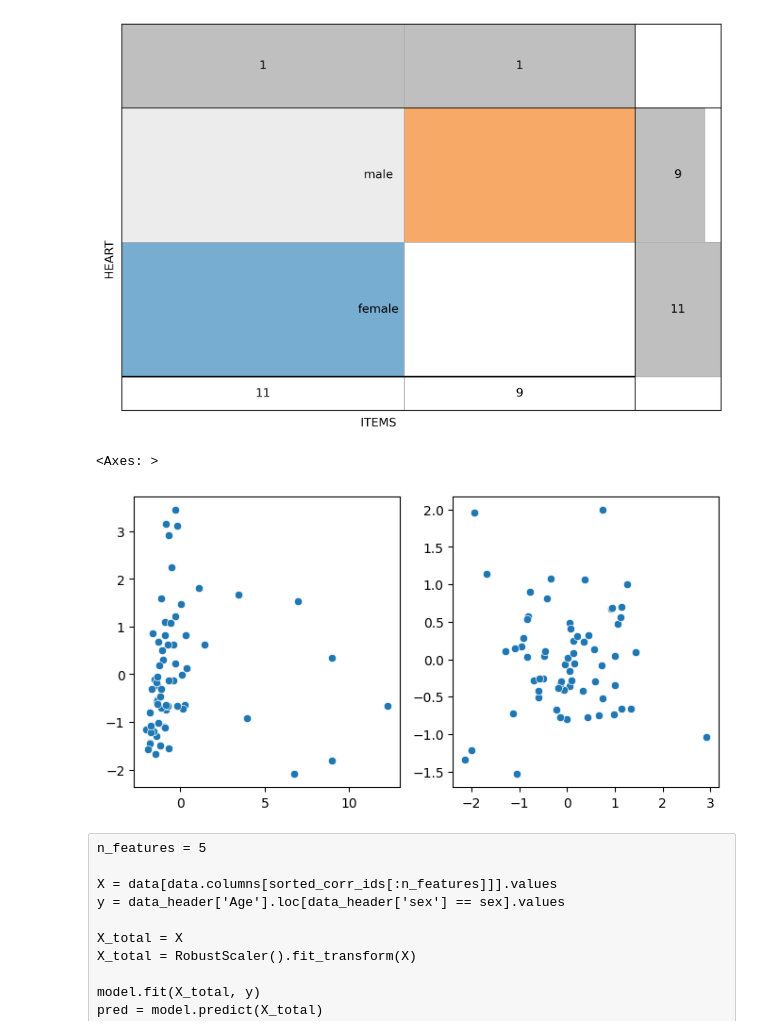
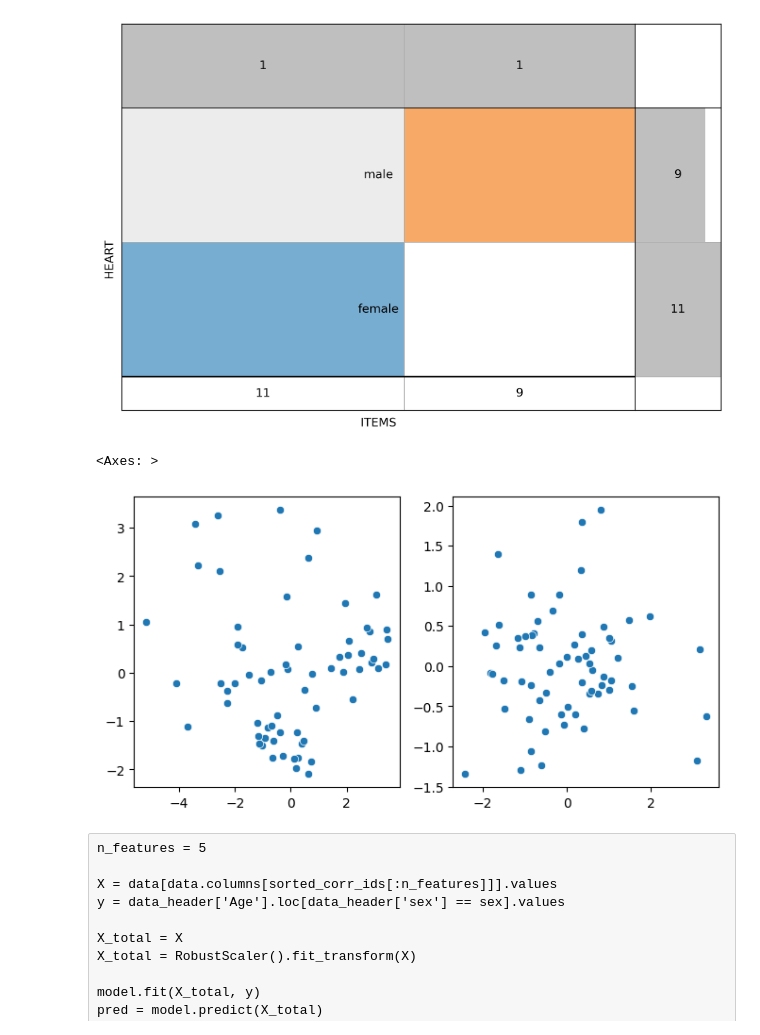
Before and after one commit to zodelheim/sea-infer-rna-seq, a Jupyter notebook: notebooks/AgePredictionTest.ipynb, the cells around one changed output. Cells and saved outputs as stored; diff of their text form; code cells hidden in the pictures.

```diff
--- a/notebooks/AgePredictionTest.ipynb
+++ b/notebooks/AgePredictionTest.ipynb
@@ -301,0 +262,11 @@ plt.xticks(rotation=90)
+# %%
+# select by by variance
+
+gtf_rawdata = read_gtf(fdir_raw / 'all_transcripts_strigtie_merged.gtf')
+gtf_data = gtf_rawdata.to_pandas()
+gtf_data = gtf_data.set_index('transcript_id')
+gtf_data['transcript_id'] = gtf_data.index
+
+gtf_data = gtf_data.loc[data.columns].drop_duplicates("transcript_id")
+
+gtf_data
@@ -301,0 +288,7 @@ plt.xticks(rotation=90)
+# %%
+import anndata as ad
+import scanpy as sc
+
+adata = ad.AnnData(data)
+adata.var = gtf_data
+adata.obs = data_header
@@ -301,0 +300,7 @@ plt.xticks(rotation=90)
+# %%
+corr_ids = np.argwhere(adata.var['highly_variable']).ravel()
+# corr_ids
+
+sorted_corr_ids = corr_ids[np.argsort(adata[:, corr_ids].var['highly_variable_rank'].values)[::-1]]
+
+adata[:, sorted_corr_ids].var
@@ -498,7 +568,8 @@ n_features=12
 # sex = 'male'
 print(data.shape[0])
 
-n_features = n_opt_features[organ][sex]
+# n_features = n_opt_features[organ][sex]
+n_features = 2
 
 X = data[data.columns[sorted_corr_ids[:n_features]]].values
 y = data_header['Age'].loc[data_header['sex'] == sex].values
@@ -506,8 +577,8 @@ y = data_header['Age'].loc[data_header['sex'] == sex].values
 # print(X.shape)
 print(f"{n_features=}")
 
-cv = StratifiedKFold(n_splits=5)
-# cv = LeaveOneOut()
+# cv = StratifiedKFold(n_splits=5)
+cv = LeaveOneOut()
 
 preds = []
 vals  = []
@@ -657,19 +740,19 @@ Organ:  HEART
 # %%
 from sklearn.decomposition import PCA
 from sklearn.preprocessing import PolynomialFeatures
 
 reducer = PCA(n_components=4)
 
-X_transformed = reducer.fit_transform(RobustScaler().fit_transform(X))
+X_transformed = reducer.fit_transform(X)
 
 fig, axs = plt.subplots(ncols=2, figsize=(8, 4))
 
 sns.scatterplot(x=X_transformed[:, 0], y=X_transformed[:, 1], ax=axs[0])
 sns.scatterplot(x=X_transformed[:, 2], y=X_transformed[:, 3], ax=axs[1])
 # sns.scatterplot(x=X[:, 2], y=X[:, 3], ax=axs[1])
 # %% [output]
 <Axes: >
-[figure, old version]
+[figure, new version]
 # %% [raw]
 n_features = 5
 
```
Also changed, not shown: parts of 26 cells of this notebook.
